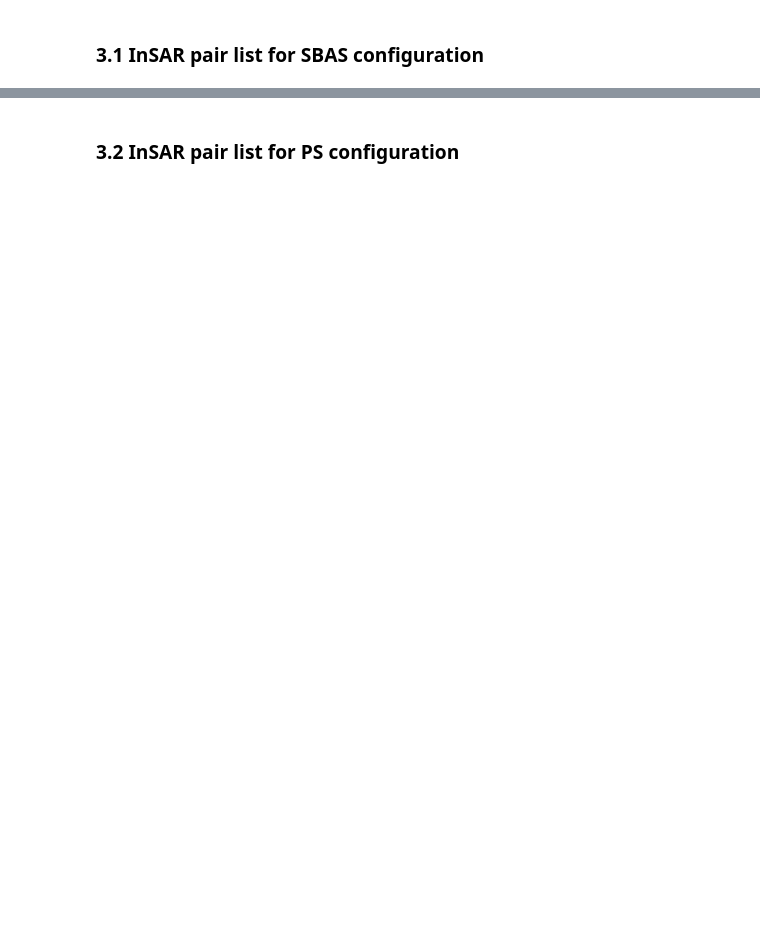
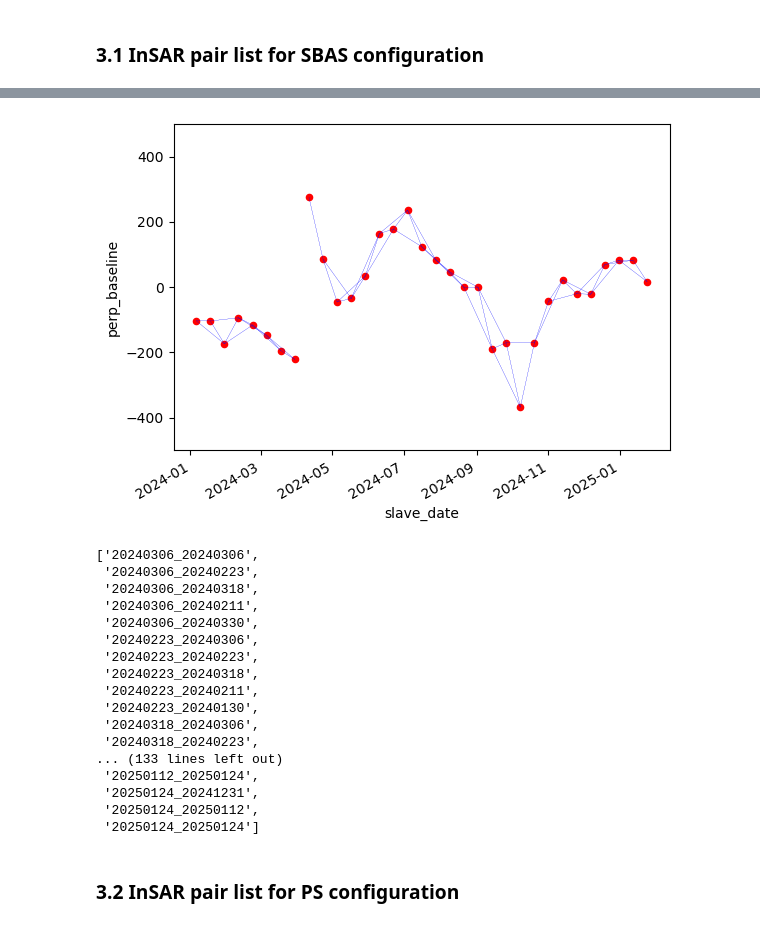
Before and after one commit to cloudinsar/s1-workflows, a Jupyter notebook: notebooks/LPS_DEMO/Input_selection.ipynb, the cells around one changed output, grey strips where cells are left out. Drawn from its saved outputs; the diff is of its cells as text; code cells hidden in the pictures; blank space fills up the shorter version.

```diff
--- a/notebooks/LPS_DEMO/Input_selection.ipynb
+++ b/notebooks/LPS_DEMO/Input_selection.ipynb
@@ -61,19 +96,22 @@ s1_bursts_lib.show_acquisition_calendar(s1_bursts)
 # %% [markdown]
 Select bursts
 # %%
-sub_swath_identifier = "" # e.g. "iw2"
-burst_id = "" # e.g. "249434"
+sub_swath_identifier = "iw2" # e.g. "iw2"
+burst_id = "249434" # e.g. "249434"
 # %% [markdown]
 ## 3. Define InSAR pair list
 # %% [markdown]
 Insert your CDSE S3 credentials
 # %%
-with open("../CDSE_SECRET", "r") as file:
-    lines = file.readlines()
-CDSE_ACCESS_KEY = lines[0].strip().split(": ")[1]
-CDSE_SECRET_KEY = lines[1].strip().split(": ")[1]
+CDSE_ACCESS_KEY = ""
+CDSE_SECRET_KEY = ""
+
+# with open("../CDSE_SECRET", "r") as file:
+#     lines = file.readlines()
+# CDSE_ACCESS_KEY = lines[0].strip().split(": ")[1]
+# CDSE_SECRET_KEY = lines[1].strip().split(": ")[1]
 # %% [markdown]
 Download all the metadata of the selected data
 # %%
-s1_fileList = s1_bursts_lib.download_s1metadata(s1_bursts, sub_swath_identifier, burst_id, CDSE_ACCESS_KEY, CDSE_SECRET_KEY)
+s1_fileList = s1_burst_lib.download_s1metadata(s1_bursts, sub_swath_identifier, burst_id, CDSE_ACCESS_KEY, CDSE_SECRET_KEY)
 s1_fileList
@@ -80,4 +153,5 @@ s1_fileList
 # %% [markdown]
 ### 3.1 InSAR pair list for SBAS configuration
 # %%
-s1_bursts_lib.sbas_pairs(s1_fileList, max_temporal_baseline=4, max_perp_baseline=200)
+s1_burst_lib.sbas_pairs(s1_fileList, max_temporal_baseline=4, max_perp_baseline=200)
+# %% [output]
@@ -84,3 +175,21 @@ s1_bursts_lib.sbas_pairs(s1_fileList, max_temporal_baseline=4, max_perp_baseline
+[figure, added]
+['20240306_20240306',
+ '20240306_20240223',
+ '20240306_20240318',
+ '20240306_20240211',
+ '20240306_20240330',
+ '20240223_20240306',
+ '20240223_20240223',
+ '20240223_20240318',
+ '20240223_20240211',
+ '20240223_20240130',
+ '20240318_20240306',
+ '20240318_20240223',
+... (133 lines left out)
+ '20250112_20250124',
+ '20250124_20241231',
+ '20250124_20250112',
+ '20250124_20250124']
 # %% [markdown]
 ### 3.2 InSAR pair list for PS configuration
 # %%
```
Also changed, not shown: parts of 7 cells of this notebook.
